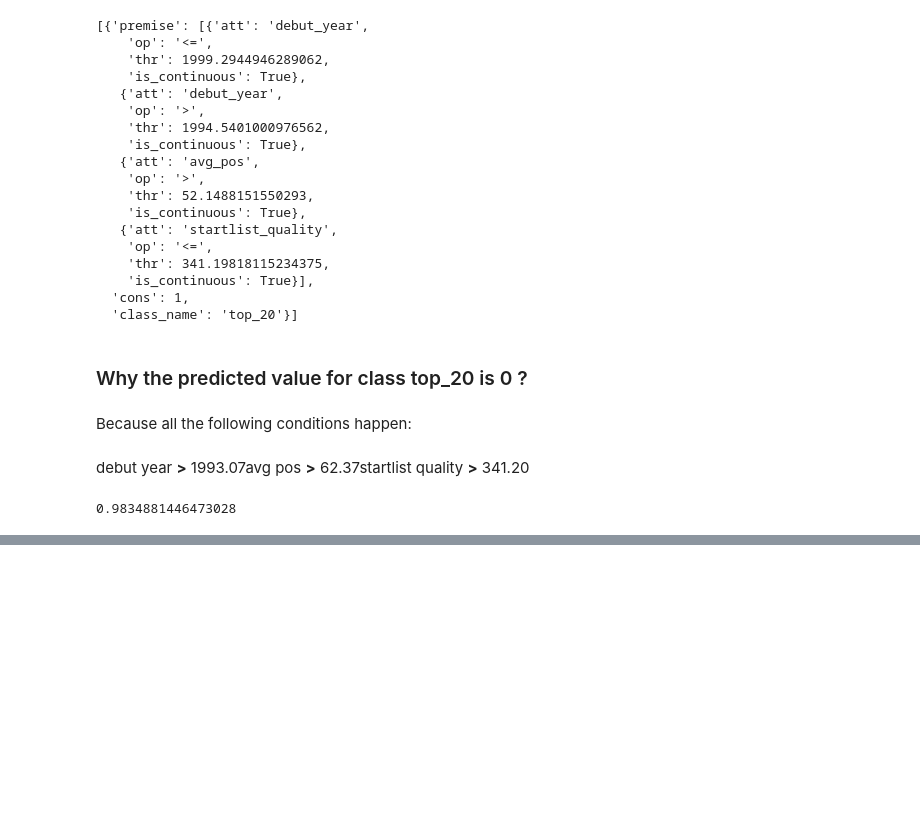
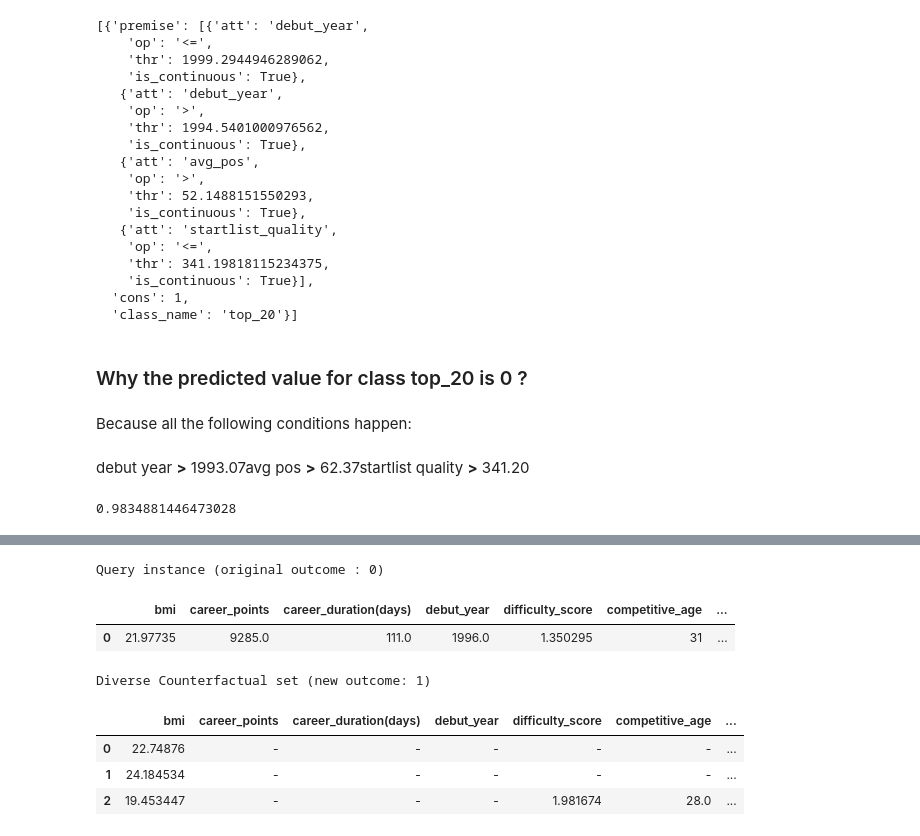
Before and after one commit to DadeOrsu/dm_project24_group_6, a Jupyter notebook: src/task5_xai/bagging_explanation.ipynb, the cells around one changed output, grey strips where cells are left out. Drawn from its saved outputs; the diff is of its cells as text; code cells hidden in the pictures; blank space fills up the shorter version.

```diff
--- a/src/task5_xai/bagging_explanation.ipynb
+++ b/src/task5_xai/bagging_explanation.ipynb
@@ -179,0 +230,18 @@ explanation.expDict["fidelity"]
+# %%
+explanation = explanation_algorithm.generate_counterfactuals(
+    dice_train_dataset.head(1).drop("top_20", axis="columns"),
+    total_CFs=10,  # number of counterfactuals to generate
+    features_to_vary = ["bmi", "difficulty_score", "competitive_age", "avg_pos"],
+    stopping_threshold = 0.2
+)
+# %%
+explanation.visualize_as_dataframe(show_only_changes=True)
+# %% [output]
+Query instance (original outcome : 0)
+|  | bmi | career_points | career_duration(days) | debut_year | difficulty_score | competitive_age | ... |
+| 0 | 21.97735 | 9285.0 | 111.0 | 1996.0 | 1.350295 | 31 | ... |
+Diverse Counterfactual set (new outcome: 1)
+|  | bmi | career_points | career_duration(days) | debut_year | difficulty_score | competitive_age | ... |
+| 0 | 22.74876 | - | - | - | - | - | ... |
+| 1 | 24.184534 | - | - | - | - | - | ... |
+| 2 | 19.453447 | - | - | - | 1.981674 | 28.0 | ... |
```
Also changed, not shown: parts of 6 cells of this notebook.
